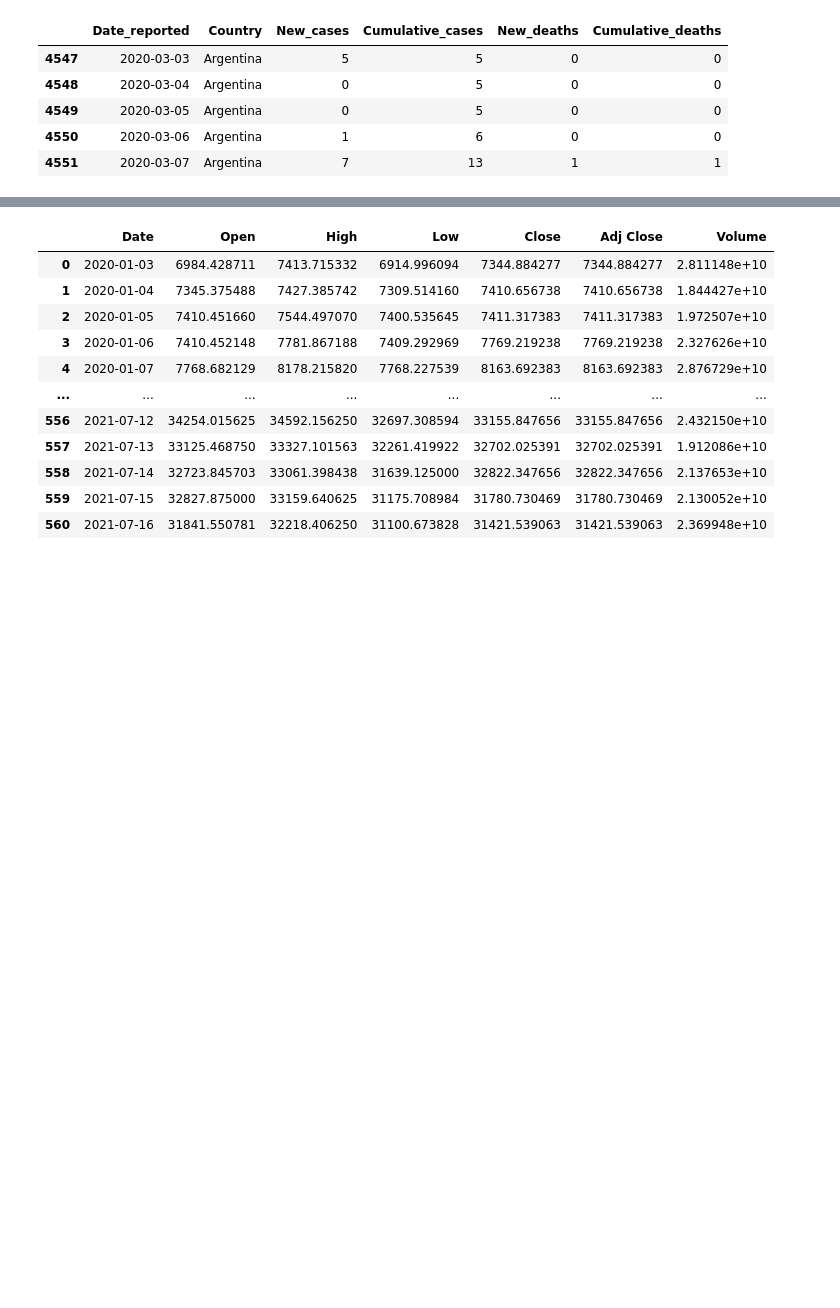
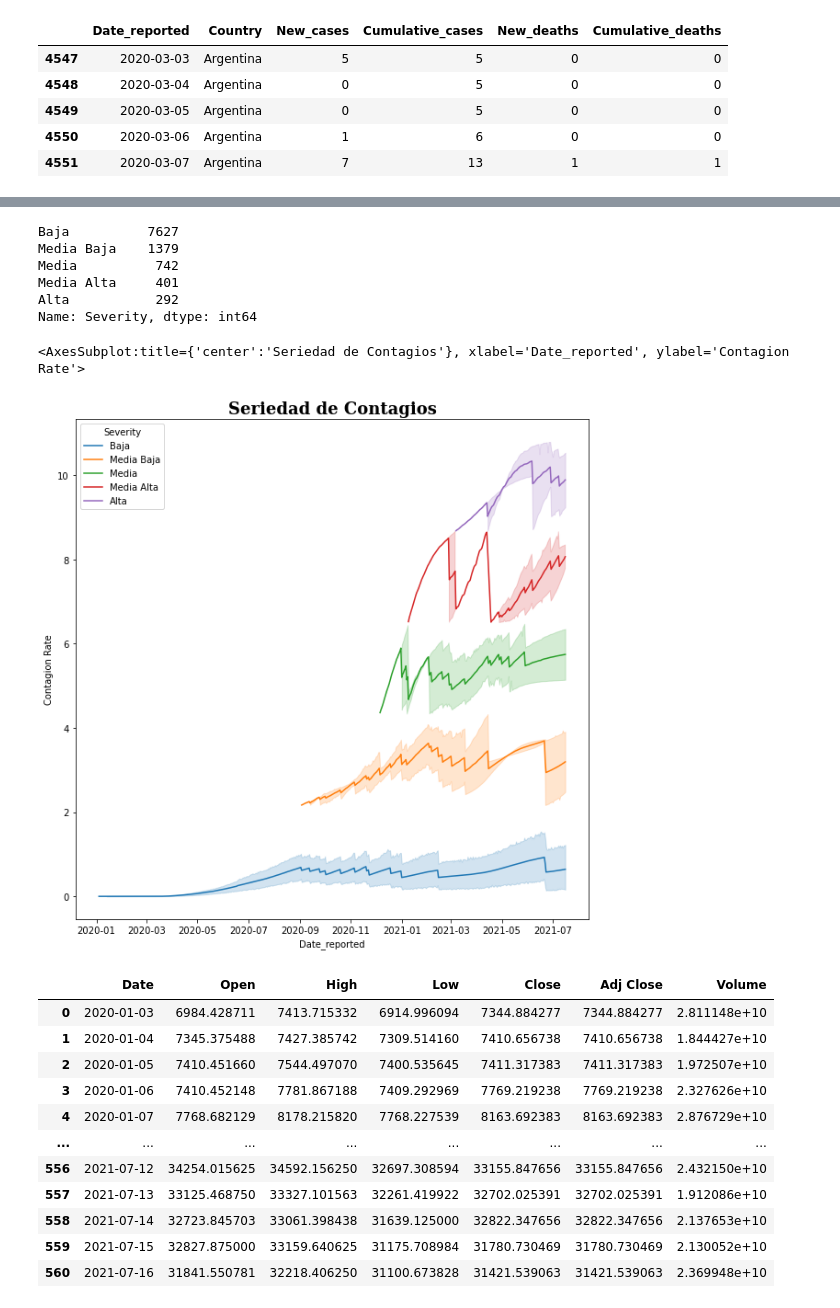
Before and after one commit to DavidLeonChang/CovidScience, a Jupyter notebook: proyecto-covid.ipynb, the cells around one changed output, grey strips where cells are left out. Drawn from its saved outputs; the diff is of its cells as text; code cells hidden in the pictures; blank space fills up the shorter version.

```diff
--- a/proyecto-covid.ipynb
+++ b/proyecto-covid.ipynb
@@ -24,0 +58,8 @@ df.describe()
+# %%
+popu = pd.read_csv("population_2020.csv")
+popu2 = popu[["Country","Population"]]
+popu3 = popu2.loc[popu2["Country"].isin(["United States of America","Russian Federation","Nigeria",
+                                   "China","The United Kingdom","Colombia","Kenya","Canada",
+                                   "India","Australia","Argentina","Peru","Philippines","Thailand",
+                                   "Brazil","Chile","Mexico","Sweden","Ukraine","Malaysia"])]
+popu3
@@ -93,3 +180,23 @@ df3.head()
+# %%
+CovidDF["Severity"].value_counts()
+# %% [output]
+Baja          7627
+Media Baja    1379
+Media          742
+Media Alta     401
+Alta           292
+Name: Severity, dtype: int64
+# %%
+plt.figure(figsize = (10,10))
+plt.title("Seriedad de Contagios",
+          fontdict={'family': 'serif',
+                    'color' : 'black',
+                    'weight': 'bold',
+                    'size': 18})
+sns.lineplot(x = 'Date_reported', y = 'Contagion Rate',hue="Severity",data = CovidDF)
+# %% [output]
+<AxesSubplot:title={'center':'Seriedad de Contagios'}, xlabel='Date_reported', ylabel='Contagion Rate'>
+[figure, added]
 # %%
 btc = pd.read_csv("BTC-USD.csv")
 btc
```
Also changed, not shown: parts of 35 cells of this notebook, 1 other file.
